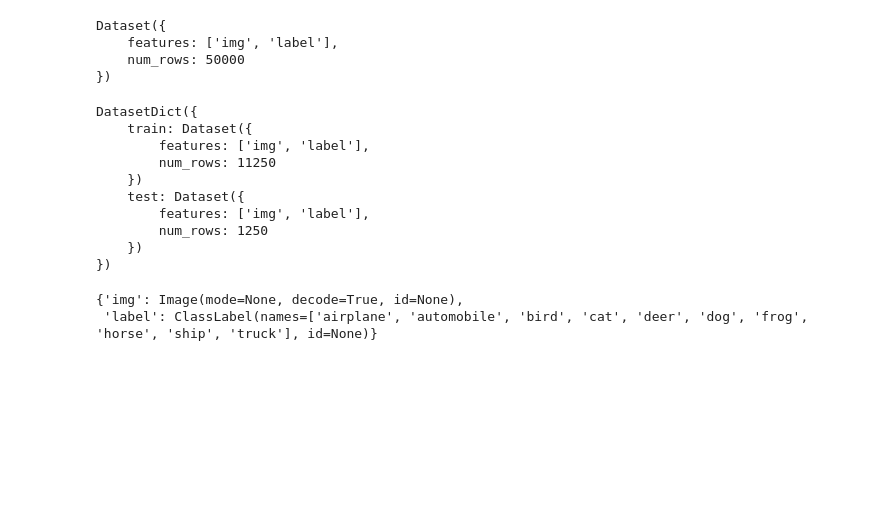
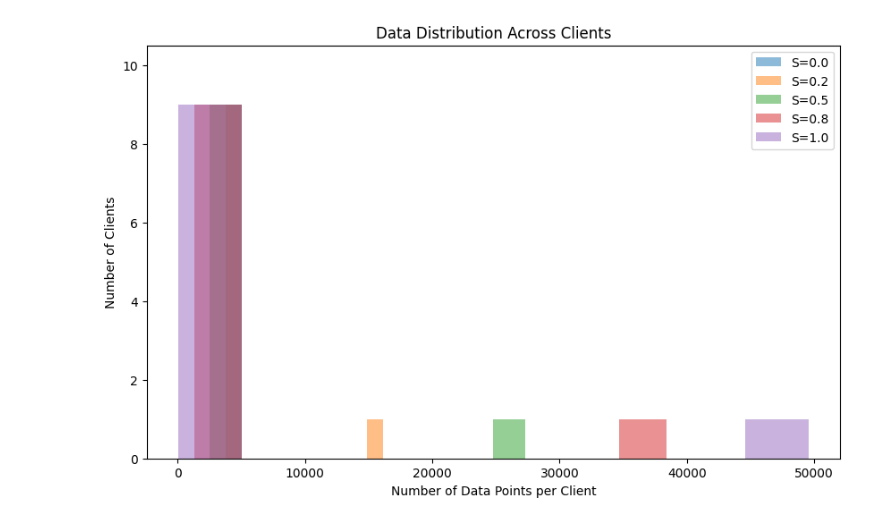
Before and after one commit to Alex-Nygaard/research-project, a Jupyter notebook: t_data.ipynb, the cells around one changed output. Drawn from its saved outputs; the diff is of its cells as text; code cells hidden in the pictures; blank space fills up the shorter version.

Commit message:
added non-iid data generation

```diff
--- a/t_data.ipynb
+++ b/t_data.ipynb
@@ -35,7 +0,0 @@ DatasetDict({
-# %%
-train_set.select(range(50000))
-# %% [output]
-Dataset({
-    features: ['img', 'label'],
-    num_rows: 50000
-})
@@ -44,18 +1,49 @@ subset = train_set.select(range(12500))
-# %%
-subset.train_test_split(test_size=0.1)
-# %% [output]
-DatasetDict({
-    train: Dataset({
-        features: ['img', 'label'],
-        num_rows: 11250
-    })
-    test: Dataset({
-        features: ['img', 'label'],
-        num_rows: 1250
-    })
-})
-# %%
-train_set.features
-# %% [output]
-{'img': Image(mode=None, decode=True, id=None),
- 'label': ClassLabel(names=['airplane', 'automobile', 'bird', 'cat', 'deer', 'dog', 'frog', 'horse', 'ship', 'truck'], id=None)}
+# %%
+import numpy as np
+import matplotlib.pyplot as plt
+
+def calculate_data_distribution(num_clients, total_data_points=50000, S=0):
+    if S < 0 or S > 1:
+        raise ValueError("S must be between 0 and 1.")
+
+    min_points = 50
+    max_points = total_data_points - (num_clients - 1) * min_points
+
+    # Calculate the extreme distribution
+    extreme_distribution = np.array([max_points] + [min_points] * (num_clients - 1))
+
+    # Calculate the flat distribution
+    flat_distribution = np.full(num_clients, total_data_points / num_clients)
+
+    # Interpolate between the flat and extreme distribution based on S
+    distribution = (1 - S) * flat_distribution + S * extreme_distribution
+
+    # Ensure the total adds up to total_data_points
+    distribution = np.round(distribution).astype(int)
+    distribution[-1] += total_data_points - np.sum(distribution)  # Adjust last element
+
+    # Sort to visualize the upside-down normal shape more clearly
+    distribution.sort()
+
+    return distribution
+
+# Example usage
+num_clients = 10
+total_data_points = 50000
+
+distributions = {}
+for S in [0, 0.25, 0.5, 0.75, 1]:
+    distributions[S] = calculate_data_distribution(num_clients, total_data_points, S)
+
+# Plotting the distributions as histograms
+fig, ax = plt.subplots(figsize=(10, 6))
+for S, distribution in distributions.items():
+    ax.hist(distribution, alpha=0.5, label=f'S={S:.1f}')
+
+ax.set_xlabel('Number of Data Points per Client')
+ax.set_ylabel('Number of Clients')
+ax.set_title('Data Distribution Across Clients')
+ax.legend()
+plt.show()
+# %% [output]
+[figure, added]
```
Also changed, not shown: parts of 14 cells of this notebook, 10 other files.
